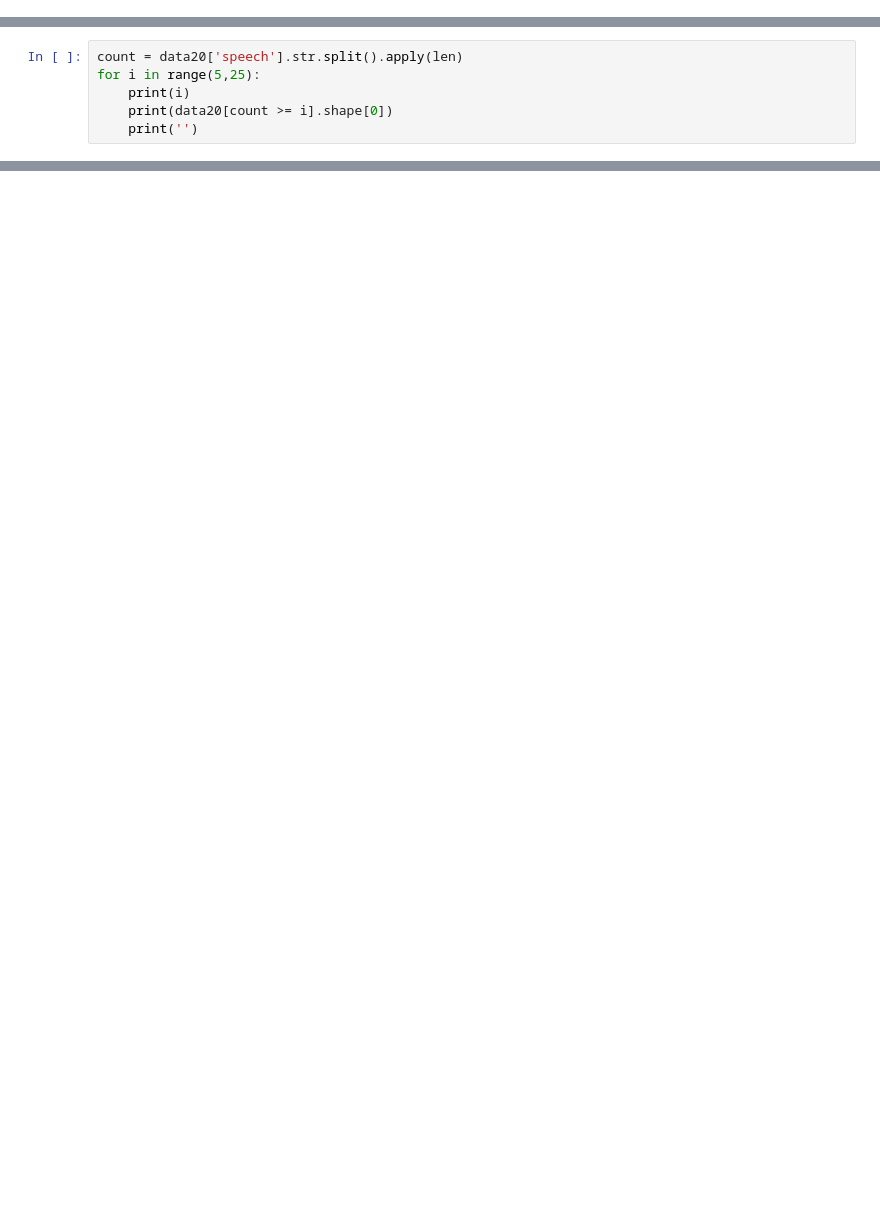
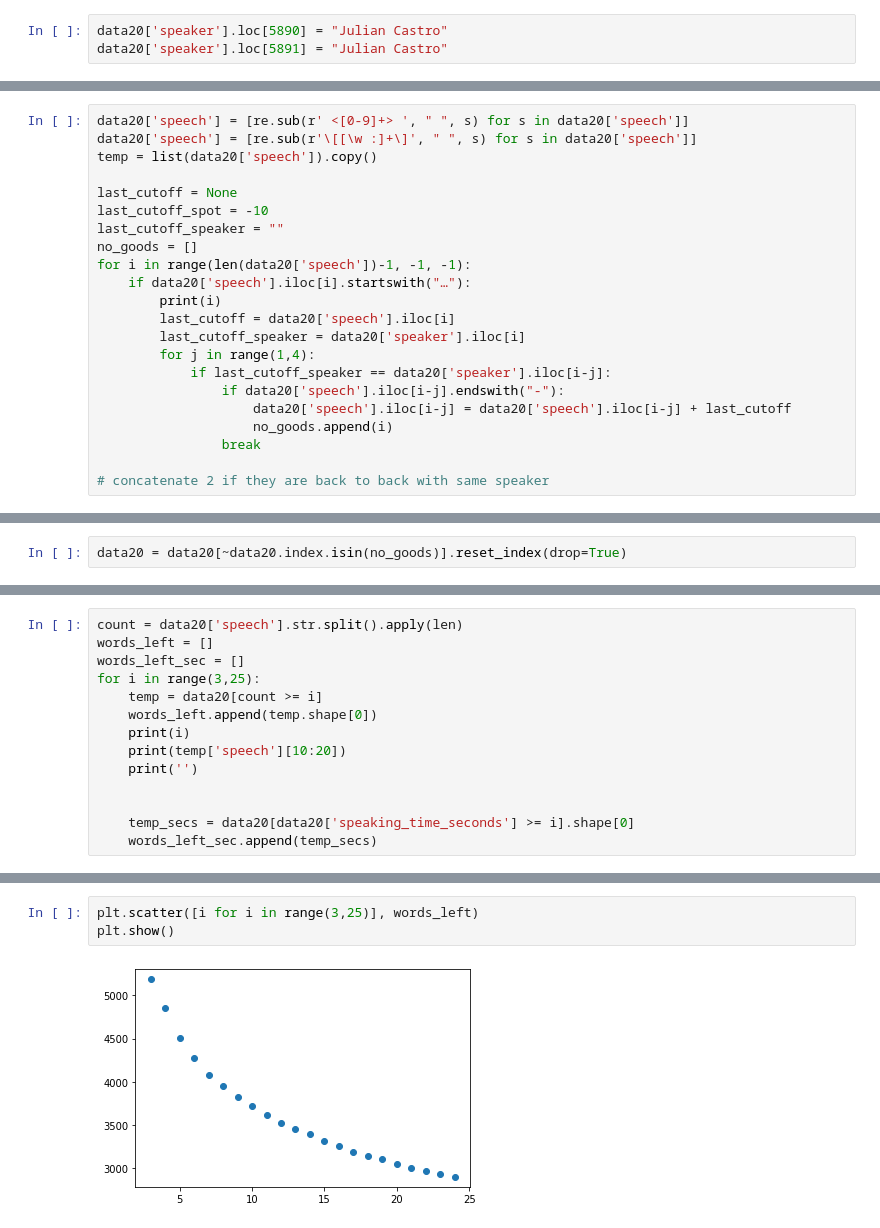
Before and after one commit to huntergregory/democratic-debates-topic-modeling, a Jupyter notebook: initial_preprocessing.ipynb, the cells around one changed output, grey strips where cells are left out. Cells and saved outputs as stored; diff of their text form; blank space fills up the shorter version.

```diff
--- a/initial_preprocessing.ipynb
+++ b/initial_preprocessing.ipynb
@@ -4,0 +18,3 @@ data20 = pd.read_csv("debate_transcripts_v3_2020-02-26.csv", encoding='ISO-8859-
+# %%
+data20['speaker'].loc[5890] = "Julian Castro"
+data20['speaker'].loc[5891] = "Julian Castro"
@@ -30,0 +56,22 @@ candidate_names = candidate_names.split("\n")
+# %%
+data20['speech'] = [re.sub(r' <[0-9]+> ', " ", s) for s in data20['speech']]
+data20['speech'] = [re.sub(r'\[[\w :]+\]', " ", s) for s in data20['speech']]
+temp = list(data20['speech']).copy()
+
+last_cutoff = None
+last_cutoff_spot = -10
+last_cutoff_speaker = ""
+no_goods = []
+for i in range(len(data20['speech'])-1, -1, -1):
+    if data20['speech'].iloc[i].startswith("…"):
+        print(i)
+        last_cutoff = data20['speech'].iloc[i]
+        last_cutoff_speaker = data20['speaker'].iloc[i]
+        for j in range(1,4):
+            if last_cutoff_speaker == data20['speaker'].iloc[i-j]:
+                if data20['speech'].iloc[i-j].endswith("-"):
+                    data20['speech'].iloc[i-j] = data20['speech'].iloc[i-j] + last_cutoff
+                    no_goods.append(i)
+                break
+
+# concatenate 2 if they are back to back with same speaker
@@ -30,0 +96,2 @@ candidate_names = candidate_names.split("\n")
+# %%
+data20 = data20[~data20.index.isin(no_goods)].reset_index(drop=True)
@@ -31,7 +118,15 @@ candidate_names = candidate_names.split("\n")
 # %%
 count = data20['speech'].str.split().apply(len)
-for i in range(5,25):
+words_left = []
+words_left_sec = []
+for i in range(3,25):
+    temp = data20[count >= i]
+    words_left.append(temp.shape[0])
     print(i)
-    print(data20[count >= i].shape[0])
+    print(temp['speech'][10:20])
     print('')
+
+
+    temp_secs = data20[data20['speaking_time_seconds'] >= i].shape[0]
+    words_left_sec.append(temp_secs)
 # %% [output]
@@ -54,0 +150,5 @@ for i in range(5,25):
+# %%
+plt.scatter([i for i in range(3,25)], words_left)
+plt.show()
+# %% [output]
+[figure, added]
```
Also changed, not shown: parts of 20 cells of this notebook.
